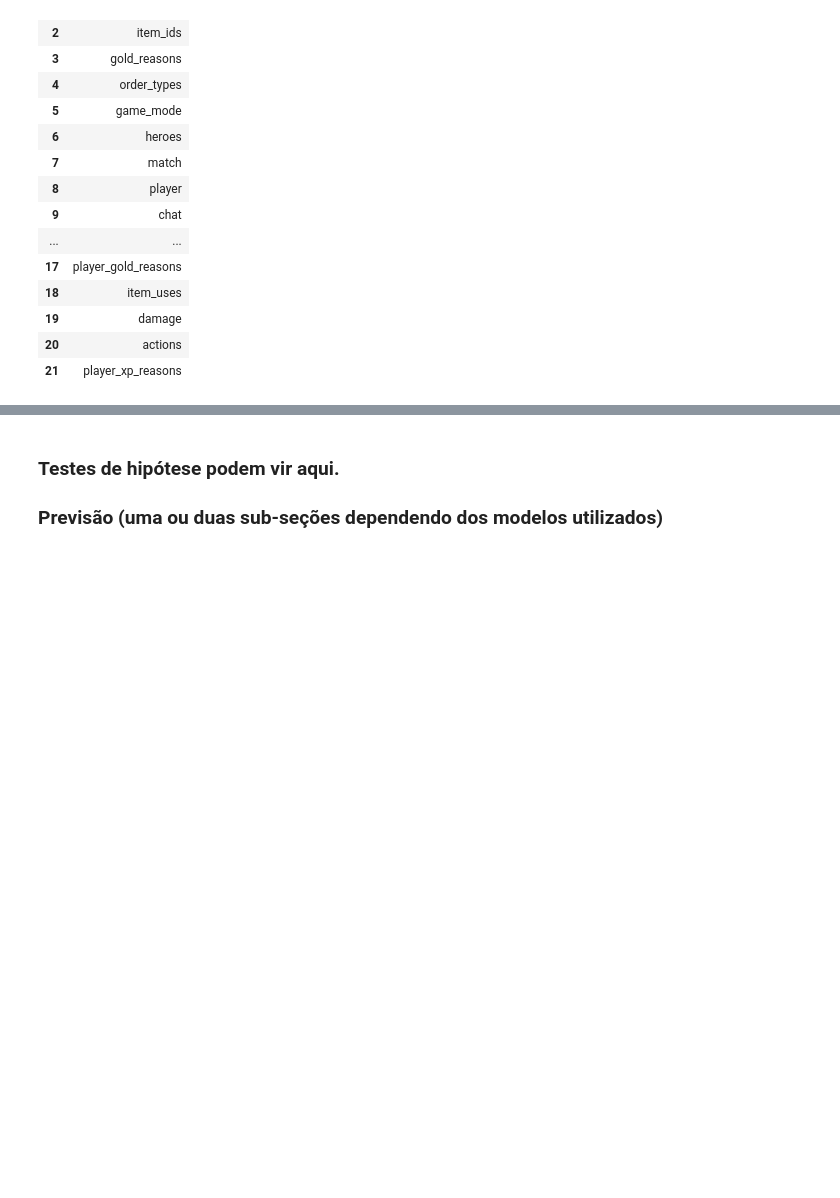
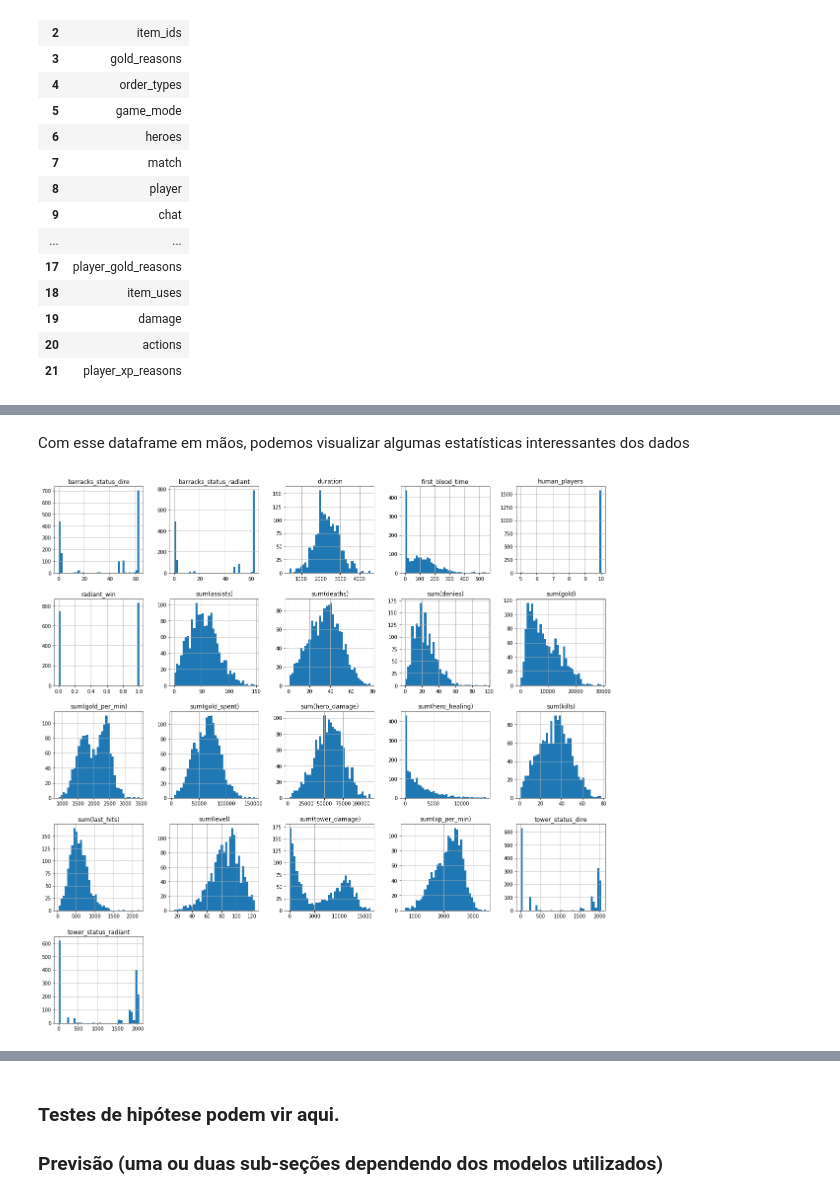
Before and after one commit to gabrielspires/Projeto-ICD, a Jupyter notebook: Projeto-ICD.ipynb, the cells around one changed output, grey strips where cells are left out. Drawn from its saved outputs; the diff is of its cells as text; code cells hidden in the pictures; blank space fills up the shorter version.

```diff
--- a/Projeto-ICD.ipynb
+++ b/Projeto-ICD.ipynb
@@ -162,0 +159,32 @@ Shape: (7880, 23)
+# %%
+pd.set_option('display.max_columns', 50)
+df = pd.read_sql_query('''
+SELECT *
+FROM match AS m
+INNER JOIN
+    (SELECT player_match_id,REPLACE(REPLACE(sum(player_slot),10,"Radiant"),650,"Dire") Team,sum(gold_spent),sum(gold),sum(xp_per_min),sum(level),sum(hero_healing),sum(hero_damage),sum(tower_damage),sum(last_hits),sum(kills),sum(denies),sum(deaths),sum(gold_per_min),sum(assists)
+    FROM player
+    WHERE player_slot < 5
+    GROUP BY player_match_id
+    UNION
+    SELECT player_match_id,REPLACE(REPLACE(sum(player_slot),10,"Radiant"),650,"Dire") Team,sum(gold_spent),sum(gold),sum(xp_per_min),sum(level),sum(hero_healing),sum(hero_damage),sum(tower_damage),sum(last_hits),sum(kills),sum(denies),sum(deaths),sum(gold_per_min),sum(assists)
+    FROM player
+    WHERE player_slot > 5
+    GROUP BY player_match_id) AS p
+ON m.match_id = p.player_match_id
+INNER JOIN
+    (SELECT id game_mode_id, name game_mode_name
+    FROM game_mode
+    ) as gm
+ON m.game_mode = gm.game_mode_id
+INNER JOIN
+    (SELECT id lobby_type_id, name lobby_type_name
+    FROM lobby_type
+    ) as lt
+ON m.lobby_type = lt.lobby_type_id
+''', conn)
+
+# Eliminando colunas desnecessárias (indices irrelevantes)
+df.drop(['game_mode','lobby_type','game_mode_id','lobby_type_id', 'player_match_id'], axis=1, inplace=True)
+
+df.head(6)
@@ -162,0 +219,9 @@ Shape: (7880, 23)
+# %% [markdown]
+Com esse dataframe em mãos, podemos visualizar algumas estatísticas interessantes dos dados
+# %%
+df_stats = df.drop(['match_id'], axis=1)
+
+df_stats.hist(figsize=(20,20), bins=38)
+plt.show()
+# %% [output]
+[figure, added]
```
Also changed, not shown: parts of 37 cells of this notebook, 9 other files.
